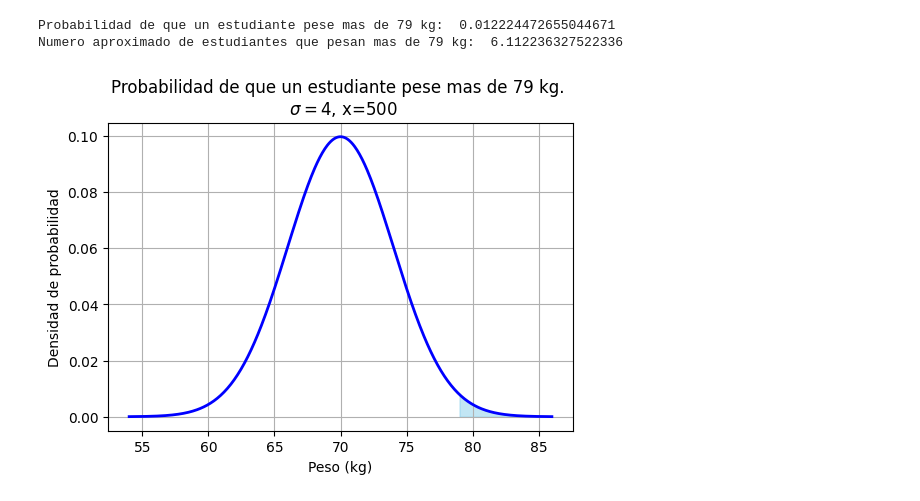
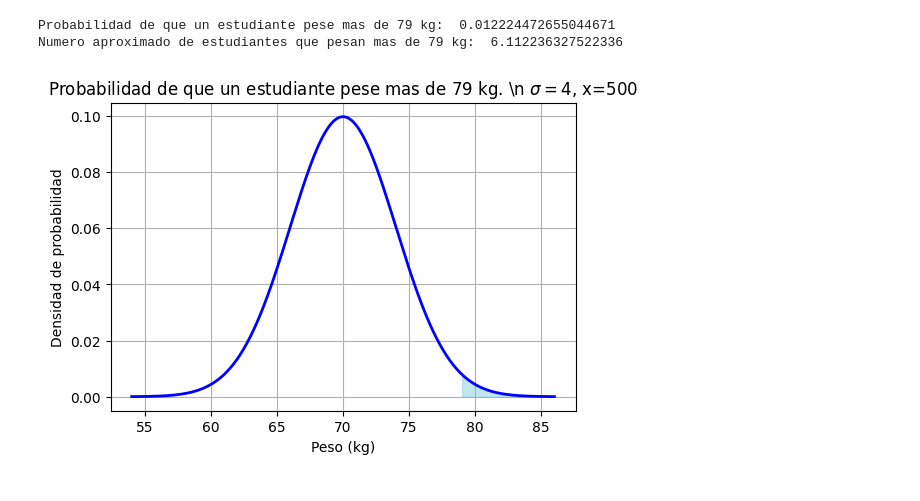
Before and after one commit to 25040992-hann/Probabilidad-, a Jupyter notebook: Unidad4/practica2.ipynb, the cells around one changed output. Cells and saved outputs as stored; diff of their text form; code cells hidden in the pictures.

```diff
--- a/Unidad4/practica2.ipynb
+++ b/Unidad4/practica2.ipynb
@@ -60,29 +64,29 @@ Numero de estudiantes que pesan menos de 75 kg:  11.375065974089598
 # %%
 plt.figure(figsize=(6, 4))
 
 media = 70
 desv_std = 4
 peso_limite = 79
 total_estudiantes = 500
 
 prob_menos_79kg = norm.cdf(peso_limite, media, desv_std)
 prob_mas_79kg = 1 - prob_menos_79kg
 estudiantes_mas_79kg = total_estudiantes * prob_mas_79kg
 
 print("Probabilidad de que un estudiante pese mas de 79 kg: ", prob_mas_79kg)
 print("Numero aproximado de estudiantes que pesan mas de 79 kg: ", estudiantes_mas_79kg)
 
 x = np.linspace(media - 4 * desv_std, media + 4 * desv_std, total_estudiantes)
 y = norm.pdf(x, media, desv_std)
 
 plt.plot(x, y, 'b', linewidth=2)
 plt.fill_between(x, y, where=(x >= peso_limite), color="skyblue", alpha=0.5)
-plt.title('Probabilidad de que un estudiante pese mas de 79 kg. \n $\sigma=4$, x=500')
+plt.title(r'Probabilidad de que un estudiante pese mas de 79 kg. \n $\sigma=4$, x=500')
 plt.xlabel('Peso (kg)')
 plt.ylabel('Densidad de probabilidad')
 plt.grid(True)
 plt.show()
 # %% [output]
 Probabilidad de que un estudiante pese mas de 79 kg:  0.012224472655044671
 Numero aproximado de estudiantes que pesan mas de 79 kg:  6.112236327522336
-[figure, old version]
+[figure, new version]
```
Also changed, not shown: parts of 3 cells of this notebook.
